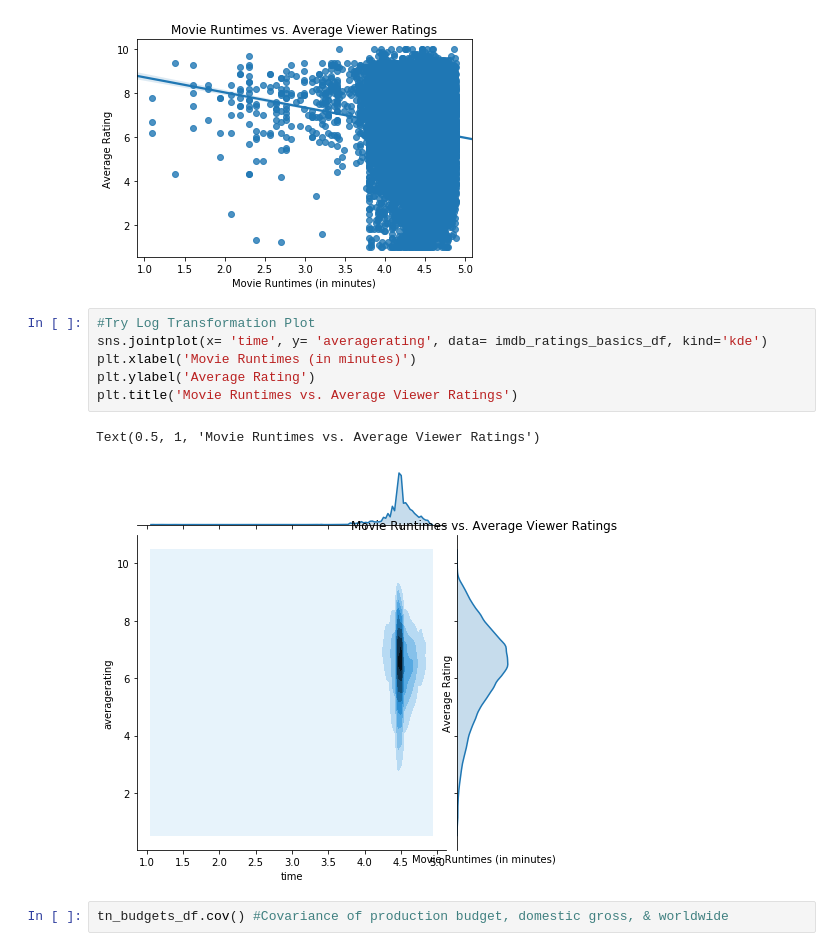
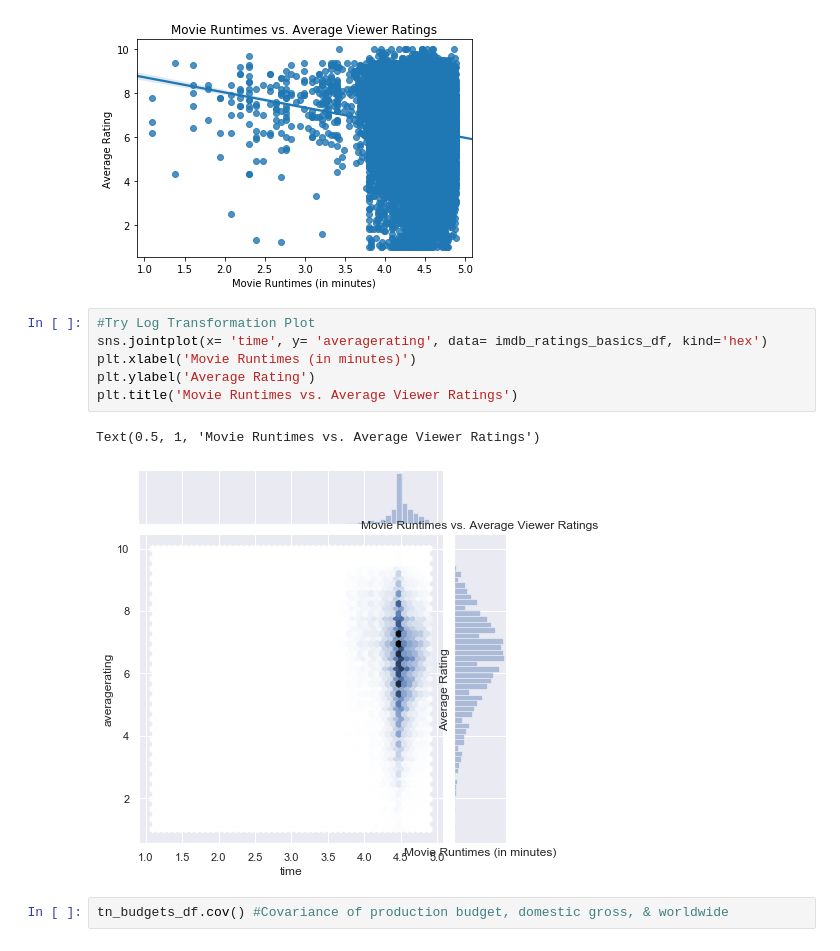
Before and after one commit to EricaSG/dsc-mod-1-project-v2-1-onl01-dtsc-ft-041320, a Jupyter notebook: student.ipynb, the cells around one changed output. Cells and saved outputs as stored; diff of their text form.

```diff
--- a/student.ipynb
+++ b/student.ipynb
@@ -766,13 +786,13 @@ Text(0.5, 1.0, 'Movie Runtimes vs. Average Viewer Ratings')
 [figure]
 # %%
 #Try Log Transformation Plot
-sns.jointplot(x= 'time', y= 'averagerating', data= imdb_ratings_basics_df, kind='kde')
+sns.jointplot(x= 'time', y= 'averagerating', data= imdb_ratings_basics_df, kind='hex')
 plt.xlabel('Movie Runtimes (in minutes)')
 plt.ylabel('Average Rating')
 plt.title('Movie Runtimes vs. Average Viewer Ratings')
 # %% [output]
 Text(0.5, 1, 'Movie Runtimes vs. Average Viewer Ratings')
-[figure, old version]
+[figure, new version]
 # %%
 tn_budgets_df.cov() #Covariance of production budget, domestic gross, & worldwide
 # %% [output]
```
Also changed, not shown: parts of 7 cells of this notebook.
